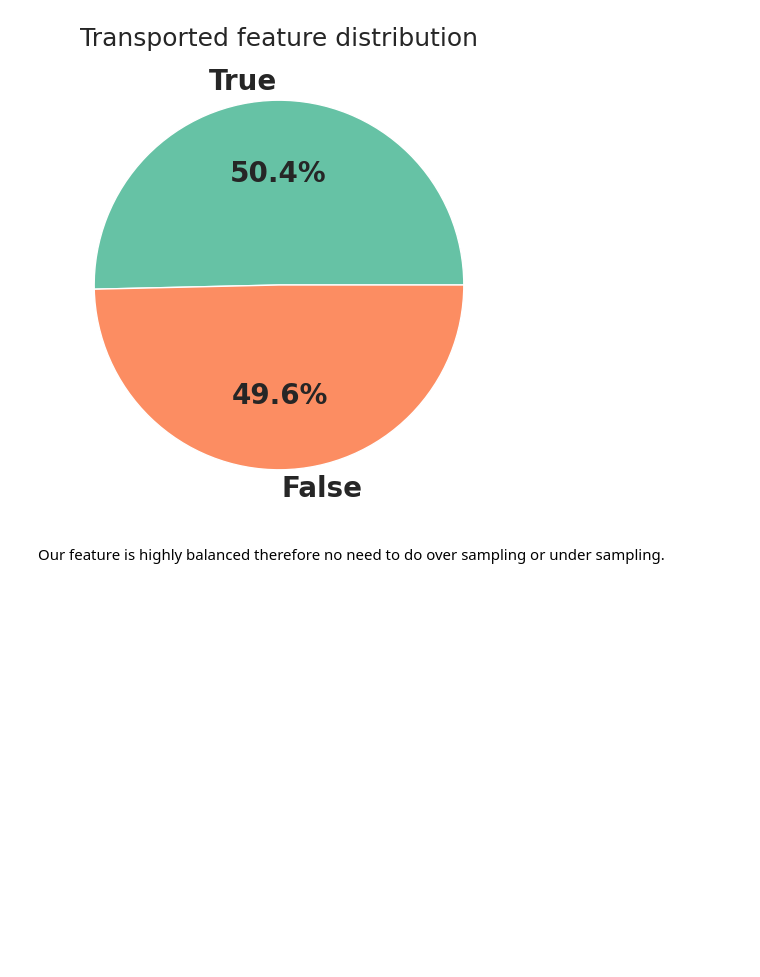
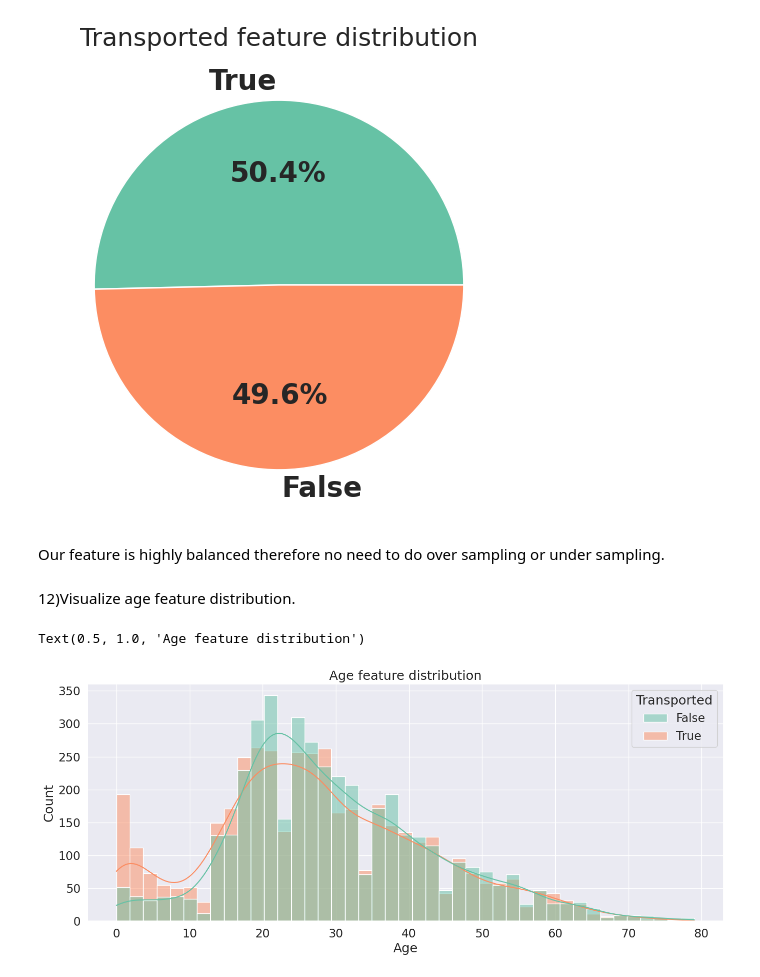
Before and after one commit to santr4/ml_projects, a Jupyter notebook: Spaceship Titanic/Spaceship_Titanic.ipynb, the cells around one changed output. Drawn from its saved outputs; the diff is of its cells as text; code cells hidden in the pictures; blank space fills up the shorter version.

Commit message:
age feature distribution

```diff
--- a/Spaceship Titanic/Spaceship_Titanic.ipynb
+++ b/Spaceship Titanic/Spaceship_Titanic.ipynb
@@ -277,3 +277,14 @@ Text(0.5, 1.0, 'Transported feature distribution')
 [figure]
 # %% [markdown]
 Our feature is highly balanced therefore no need to do over sampling or under sampling.
+# %% [markdown]
+12)Visualize age feature distribution.
+# %%
+plt.figure(figsize=(16,6))
+sns.histplot(x=train_df["Age"],hue="Transported",data=train_df,kde=True,palette="Set2")
+# hue (optional parameter): semantic data key which is mapped to determine the color of plot elements
+# Kernel Density Estimation (KDE): It is one of the mechanisms used to smoothen a histogram plot.
+plt.title("Age feature distribution")
+# %% [output]
+Text(0.5, 1.0, 'Age feature distribution')
+[figure, added]
```
Also changed, not shown: parts of 1 cell of this notebook.
